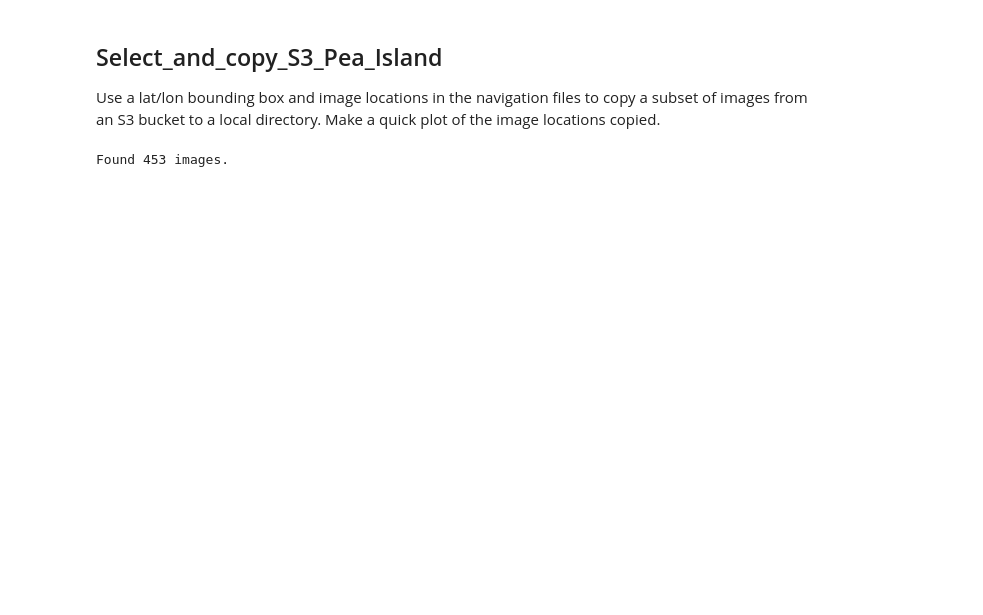
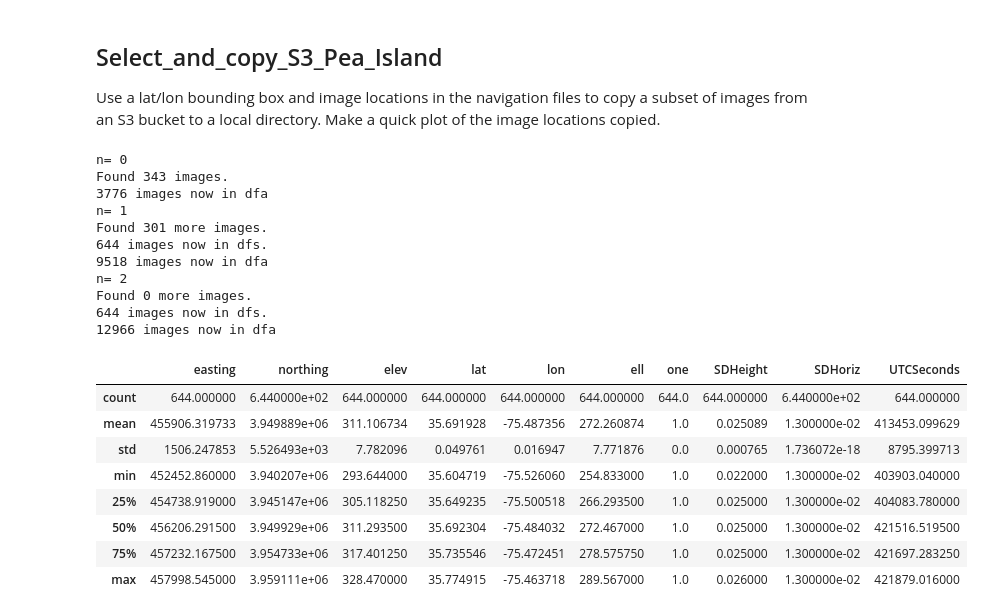
Before and after one commit to csherwood-usgs/UASTools, a Jupyter notebook: Select_and_copy_Pea_Island.ipynb, the cells around one changed output. Saved outputs shown, nothing was run; the diff lists cells and outputs as text; code cells hidden in the pictures; blank space fills up the shorter version.

```diff
--- a/Select_and_copy_Pea_Island.ipynb
+++ b/Select_and_copy_Pea_Island.ipynb
@@ -5,38 +5,76 @@ Use a lat/lon bounding box and image locations in the navigation files to copy a
 # %%
 import os
 import pandas as pd
 import boto3
 import matplotlib.pyplot as plt
 %matplotlib inline
 
 # bounding coords for all of Pea Island
 latmin = 35.604
 latmax = 35.775
 lonmin = -75.54
 lonmax = -75.44
 
 # location of navigation files
 parent_dir = 'C:\\crs\\proj\\2019_DorianOBX\\WayneWright_flights'
-nav_files = ['2019_1011_ppk-photo-locations-mbase-GP144357.txt',\
-             '2019_1011_ppk-photo-locations-mbase-GP171357-v2.txt']
+nav_files = ['2019_0912_ppk-photo-locations-5base-GP205057.txt',\
+             '2019_0912_ppk-photo-locations-mbase-GP151012.txt',\
+             '2019_0913_ppk-photo-locations-mbase-GP113712.txt']
 
-# how many rows to skip at top of file?
-skiprows = [35, 35]
+# how many rows to skip at top of each file?
+skiprows = [38, 32, 26]
 path=[]
 for i in range(len(nav_files)):
    path.append( os.path.join(parent_dir,nav_files[i]) )
 
-# note that you have to run this for n=0 to number of nav files
-n=0
-df = pd.read_csv(path[n], skiprows=skiprows[n], header=None, delim_whitespace=True,\
-                names = ['image_name','easting','northing','elev','lat','lon','ell','one',\
-                         'SDHeight','SDHoriz','UTCDate','UTCTime','UTCSeconds'])
-df.describe()
 
-# Find images outside the bounding box and put them in a new, smaller dataframe called `dfs`
-dfs = df[ (df['lat']>=latmin) & (df['lat']<=latmax) & (df['lon']>=lonmin) & (df['lon']<=lonmax) ]
-print("Found {} images.".format(len(dfs)))
+for n in range(len(nav_files)):
+    df = pd.read_csv(path[n], skiprows=skiprows[n], header=None, delim_whitespace=True,\
+                    names = ['image_name','easting','northing','elev','lat','lon','ell','one',\
+                             'SDHeight','SDHoriz','UTCDate','UTCTime','UTCSeconds'])
+    print('n=',n)
+    if n == 0:
+        #dfs[hort] will accumulate locations inside bounding box
+        dfs = df[ (df['lat']>=latmin) & (df['lat']<=latmax) & (df['lon']>=lonmin) & (df['lon']<=lonmax) ]
+        print("Found {} images.".format(len(dfs)))
+
+        # dfa[all] will accumulate all locations
+        dfa = df.copy()
+        print("{} images now in dfa".format(len(dfa)))
+
+    elif n>0:
+        # dft[emp] has new points
+        dft = df[ (df['lat']>=latmin) & (df['lat']<=latmax) & (df['lon']>=lonmin) & (df['lon']<=lonmax) ]
+        print("Found {} more images.".format(len(dft)))
+
+        # append new points to dfs
+        dfs = dfs.append( dft, ignore_index=True )
+        print("{} images now in dfs.".format(len(dfs)))
+        dfa = dfa.append( df, ignore_index=True )
+        print("{} images now in dfa".format(len(dfa)))
+
+
+dfs.describe()
 # %% [output]
-Found 453 images.
+n= 0
+Found 343 images.
+3776 images now in dfa
+n= 1
+Found 301 more images.
+644 images now in dfs.
+9518 images now in dfa
+n= 2
+Found 0 more images.
+644 images now in dfs.
+12966 images now in dfa
+|  | easting | northing | elev | lat | lon | ell | one | SDHeight | SDHoriz | UTCSeconds |
+| count | 644.000000 | 6.440000e+02 | 644.000000 | 644.000000 | 644.000000 | 644.000000 | 644.0 | 644.000000 | 6.440000e+02 | 644.000000 |
+| mean | 455906.319733 | 3.949889e+06 | 311.106734 | 35.691928 | -75.487356 | 272.260874 | 1.0 | 0.025089 | 1.300000e-02 | 413453.099629 |
+| std | 1506.247853 | 5.526493e+03 | 7.782096 | 0.049761 | 0.016947 | 7.771876 | 0.0 | 0.000765 | 1.736072e-18 | 8795.399713 |
+| min | 452452.860000 | 3.940207e+06 | 293.644000 | 35.604719 | -75.526060 | 254.833000 | 1.0 | 0.022000 | 1.300000e-02 | 403903.040000 |
+| 25% | 454738.919000 | 3.945147e+06 | 305.118250 | 35.649235 | -75.500518 | 266.293500 | 1.0 | 0.025000 | 1.300000e-02 | 404083.780000 |
+| 50% | 456206.291500 | 3.949929e+06 | 311.293500 | 35.692304 | -75.484032 | 272.467000 | 1.0 | 0.025000 | 1.300000e-02 | 421516.519500 |
+| 75% | 457232.167500 | 3.954733e+06 | 317.401250 | 35.735546 | -75.472451 | 278.575750 | 1.0 | 0.025000 | 1.300000e-02 | 421697.283250 |
+| max | 457998.545000 | 3.959111e+06 | 328.470000 | 35.774915 | -75.463718 | 289.567000 | 1.0 | 0.026000 | 1.300000e-02 | 421879.016000 |
 # %%
 # Make a simple plot
```
Also changed, not shown: parts of 2 cells of this notebook.
